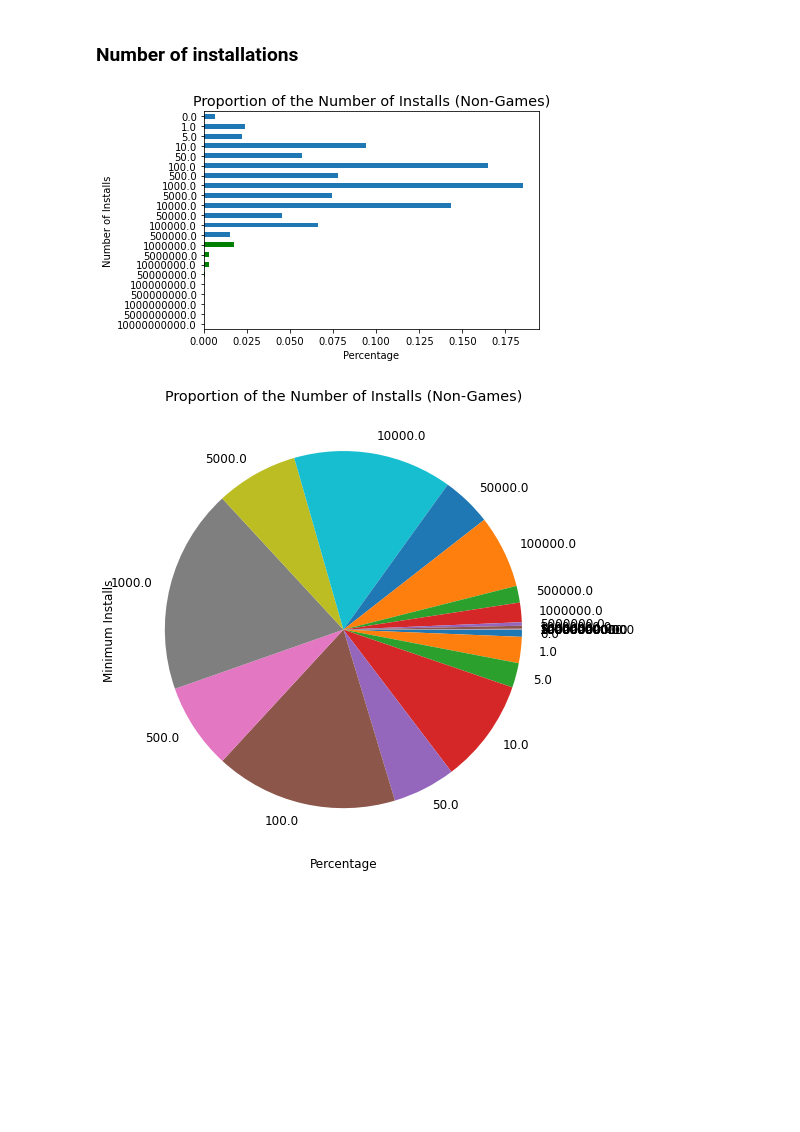
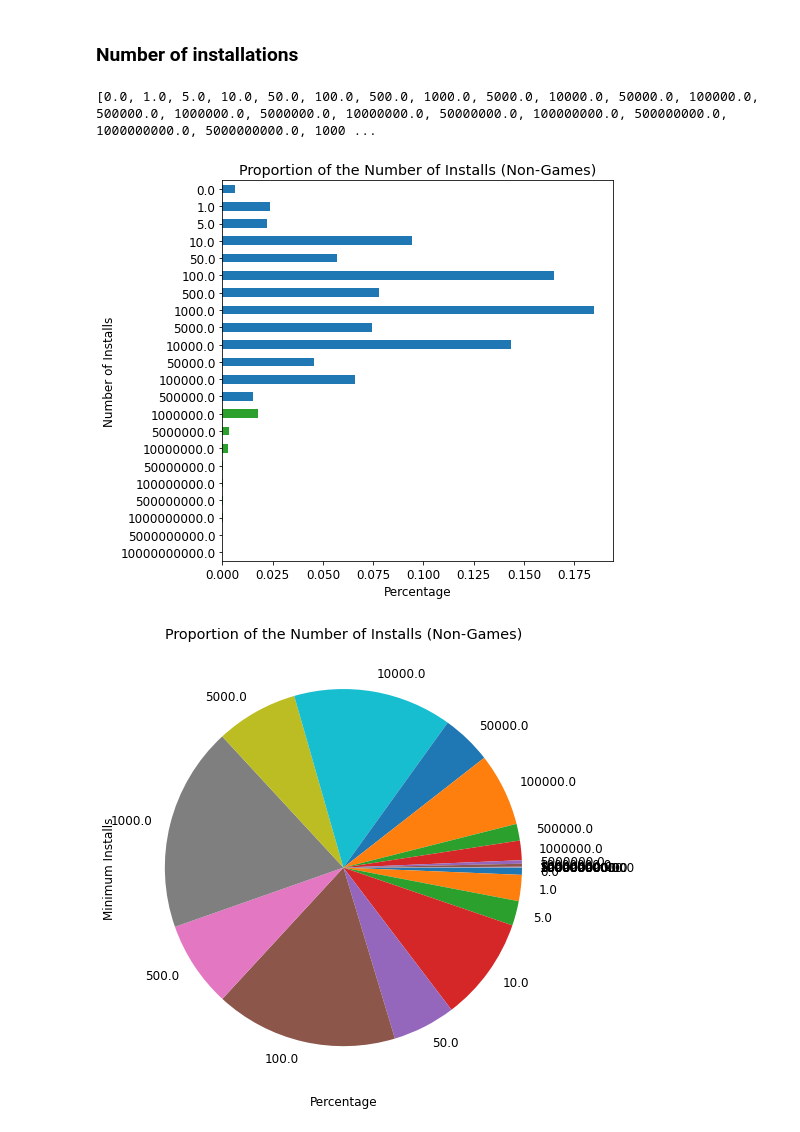
Before and after one commit to MKirtley/Google-Playstore, a Jupyter notebook: google_playstore.ipynb, the cells around one changed output. Cells and saved outputs as stored; diff of their text form; code cells hidden in the pictures; blank space fills up the shorter version.

```diff
--- a/google_playstore.ipynb
+++ b/google_playstore.ipynb
@@ -104,15 +101,23 @@ df['Released'] = pd.to_datetime(df['Released'], format='%b %d, %Y',
+# %%
+#%matplotlib inline
+#%config InlineBackend.figure_format = 'retina'
+#k=df['Minimum Installs'].value_counts().keys().tolist().sort_index()
+k=df['Minimum Installs'].value_counts().sort_index().keys().tolist()
+print(k)
+# %% [output]
+[0.0, 1.0, 5.0, 10.0, 50.0, 100.0, 500.0, 1000.0, 5000.0, 10000.0, 50000.0, 100000.0, 500000.0, 1000000.0, 5000000.0, 10000000.0, 50000000.0, 100000000.0, 500000000.0, 1000000000.0, 5000000000.0, 1000 ...
 # %%
-plt.axes().set_facecolor("white")
 plt.rcParams.update({'font.size': 12, 'figure.figsize': (7, 7)})
 plt.ylabel('Number of Installs')
 plt.xlabel('Percentage')
-plus_mill = ['tab:blue' if (x >= 10000) else 'green' for x in df['Minimum Installs'].value_counts()]
+
+plus_mill = ['tab:blue' if (x < 1000000.0) else 'tab:green' for x in df['Minimum Installs'].value_counts().sort_index().keys().tolist()]
 df['Minimum Installs'].value_counts(normalize=True).sort_index().plot(kind="barh",
                                                                       title='Proportion of the Number of Installs (Non-Games)',
                                                                       color=plus_mill);
 plt.gca().invert_yaxis()
 # %% [output]
-[figure, old version]
+[figure, new version]
 # %%
 plt.rcParams.update({'font.size': 12, 'figure.figsize': (8, 9)})
 plt.ylabel('Number of Installs')
```
Also changed, not shown: parts of 19 cells of this notebook.
